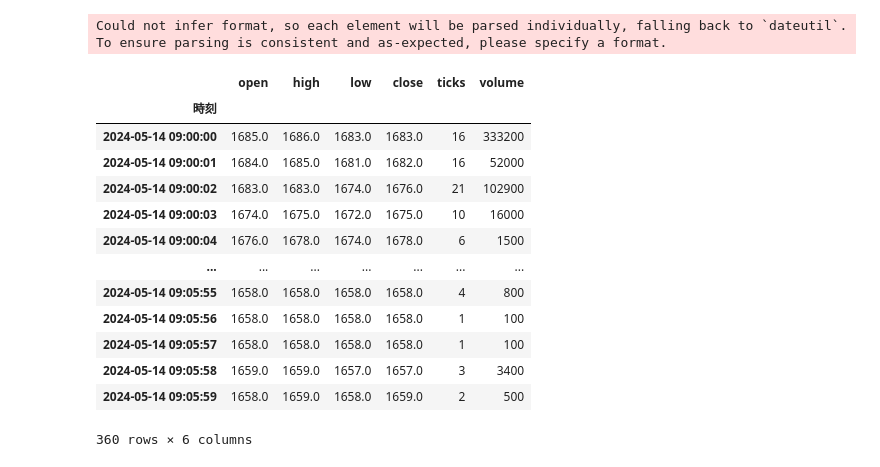
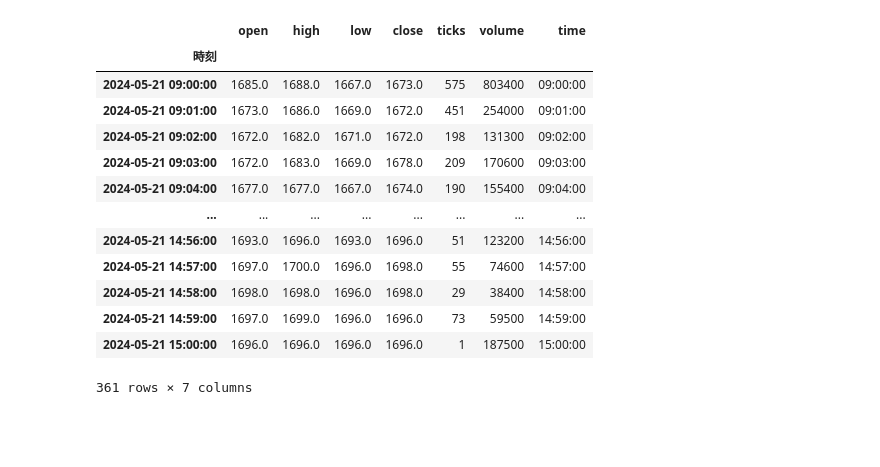
Before and after one commit to keetane/Trader, a Jupyter notebook: ticks.ipynb, the cells around one changed output. Saved outputs shown, nothing was run; the diff lists cells and outputs as text; code cells hidden in the pictures; blank space fills up the shorter version.

Commit message:
ticks are updated

```diff
--- a/ticks.ipynb
+++ b/ticks.ipynb
@@ -24,38 +7,41 @@ df
 # %%
 df = pd.read_csv(
     '~/Downloads/qr-7003-20240513.csv',
     index_col=3,
     parse_dates=True
     )[::-1]
 df['時間'] = df.index.time
 
 # 1分ごとにリサンプル
 dfm = df['値段'].resample('1T').ohlc()
 dfm['ticks'] = df['値段'].resample('1T').size()
 dfm['volume'] = df['株数'].resample('1T').sum()
-dfm
+dfm['time'] = dfm.index.time
+# dfm['time'] = pd.to_datetime(dfm['time'])
+# dfm.set_index('time', inplace=True)
 
 # 1秒ごとにリサンプル
 dfs = df['値段'].resample('1S').ohlc()
 dfs['ticks'] = df['値段'].resample('1S').size()
 dfs['volume'] = df['株数'].resample('1S').sum()
-dfs[:'2024-05-14 09:05']
+# dfs['time'] = dfs.index.time
+# dfs[:'2024-05-14 09:05']
+dfm
 # %% [output]
+|  | open | high | low | close | ticks | volume | time |
+| 時刻 |  |  |  |  |  |  |  |
+| 2024-05-21 09:00:00 | 1685.0 | 1688.0 | 1667.0 | 1673.0 | 575 | 803400 | 09:00:00 |
+| 2024-05-21 09:01:00 | 1673.0 | 1686.0 | 1669.0 | 1672.0 | 451 | 254000 | 09:01:00 |
+| 2024-05-21 09:02:00 | 1672.0 | 1682.0 | 1671.0 | 1672.0 | 198 | 131300 | 09:02:00 |
+| 2024-05-21 09:03:00 | 1672.0 | 1683.0 | 1669.0 | 1678.0 | 209 | 170600 | 09:03:00 |
+| 2024-05-21 09:04:00 | 1677.0 | 1677.0 | 1667.0 | 1674.0 | 190 | 155400 | 09:04:00 |
+| ... | ... | ... | ... | ... | ... | ... | ... |
+| 2024-05-21 14:56:00 | 1693.0 | 1696.0 | 1693.0 | 1696.0 | 51 | 123200 | 14:56:00 |
+| 2024-05-21 14:57:00 | 1697.0 | 1700.0 | 1696.0 | 1698.0 | 55 | 74600 | 14:57:00 |
+| 2024-05-21 14:58:00 | 1698.0 | 1698.0 | 1696.0 | 1698.0 | 29 | 38400 | 14:58:00 |
+| 2024-05-21 14:59:00 | 1697.0 | 1699.0 | 1696.0 | 1696.0 | 73 | 59500 | 14:59:00 |
+| 2024-05-21 15:00:00 | 1696.0 | 1696.0 | 1696.0 | 1696.0 | 1 | 187500 | 15:00:00 |
-Could not infer format, so each element will be parsed individually, falling back to `dateutil`. To ensure parsing is consistent and as-expected, please specify a format.
+361 rows × 7 columns
-|  | open | high | low | close | ticks | volume |
-| 時刻 |  |  |  |  |  |  |
-| 2024-05-14 09:00:00 | 1685.0 | 1686.0 | 1683.0 | 1683.0 | 16 | 333200 |
-| 2024-05-14 09:00:01 | 1684.0 | 1685.0 | 1681.0 | 1682.0 | 16 | 52000 |
-| 2024-05-14 09:00:02 | 1683.0 | 1683.0 | 1674.0 | 1676.0 | 21 | 102900 |
-| 2024-05-14 09:00:03 | 1674.0 | 1675.0 | 1672.0 | 1675.0 | 10 | 16000 |
-| 2024-05-14 09:00:04 | 1676.0 | 1678.0 | 1674.0 | 1678.0 | 6 | 1500 |
-| ... | ... | ... | ... | ... | ... | ... |
-| 2024-05-14 09:05:55 | 1658.0 | 1658.0 | 1658.0 | 1658.0 | 4 | 800 |
-| 2024-05-14 09:05:56 | 1658.0 | 1658.0 | 1658.0 | 1658.0 | 1 | 100 |
-| 2024-05-14 09:05:57 | 1658.0 | 1658.0 | 1658.0 | 1658.0 | 1 | 100 |
-| 2024-05-14 09:05:58 | 1659.0 | 1659.0 | 1657.0 | 1657.0 | 3 | 3400 |
-| 2024-05-14 09:05:59 | 1658.0 | 1659.0 | 1658.0 | 1659.0 | 2 | 500 |
-360 rows × 6 columns
 # %%
 import plotly.graph_objects as go
 from plotly.subplots import make_subplots
```
Also changed, not shown: parts of 3 cells of this notebook, 1 other file.
